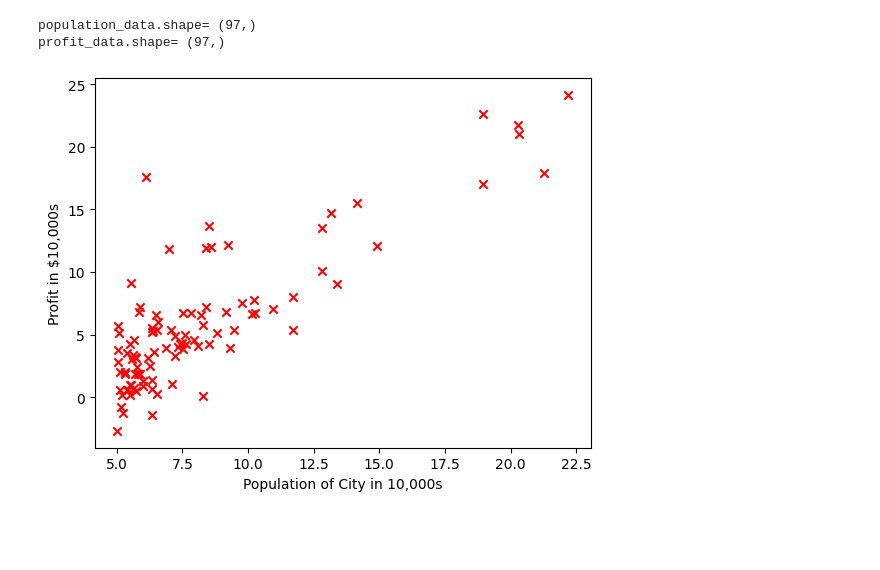
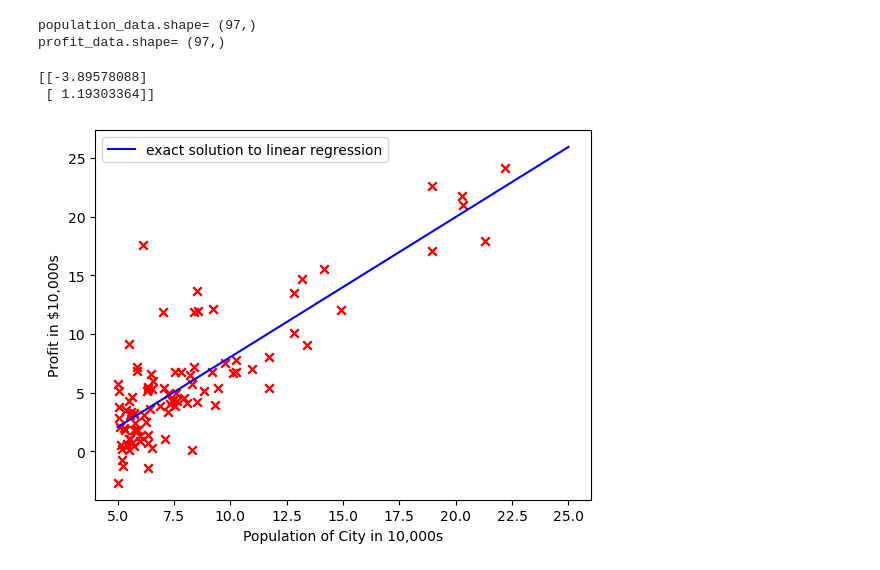
Before and after one commit to siarasmall/comp_phys_proj4, a Jupyter notebook: Project_4_Exercise_1_Linear_Regression.ipynb, the cells around one changed output. Drawn from its saved outputs; the diff is of its cells as text; code cells hidden in the pictures; blank space fills up the shorter version.

```diff
--- a/Project_4_Exercise_1_Linear_Regression.ipynb
+++ b/Project_4_Exercise_1_Linear_Regression.ipynb
@@ -72,10 +72,37 @@ print("profit_data.shape=",profit_data.shape)
 # %% [output]
 population_data.shape= (97,)
 profit_data.shape= (97,)
+# %%
+# Add X, Y arrays
+
+big_Y = np.zeros((len(population_data), 1))
+# iteratively fill
+for i in range(len(big_Y)):
+    big_Y[i] = profit_data[i]
+
+big_X = np.zeros((2, len(population_data)))
+for i in range(len(big_Y)):
+    big_X[1, i] =population_data[i]
+    big_X[0, i] = 1
+# %%
+#[TASK 1]:
+# Theta array
+thetas = np.matmul((np.linalg.inv(np.matmul(big_X, np.transpose(big_X)))), np.matmul(big_X, big_Y))
+print(thetas)
+# %% [output]
+[[-3.89578088]
+ [ 1.19303364]]
 # %%
+# creating x, y values corresponding to line of best fit, as given by theta values
+x = np.linspace(5, 25, 500)
+y = (thetas[1] * x) + (thetas[0])
+
 # visualizing the data
 plt.scatter(population_data, profit_data, marker='x', c='r')
+plt.plot(x, y, 'b', label="exact solution to linear regression")
 plt.xlabel('Population of City in 10,000s')
-plt.ylabel('Profit in $10,000s');
+plt.ylabel('Profit in $10,000s')
+plt.legend(loc='upper left')
+plt.show()
 # %% [output]
-[figure, old version]
+[figure, new version]
```
Also changed, not shown: parts of 1 cell of this notebook.
